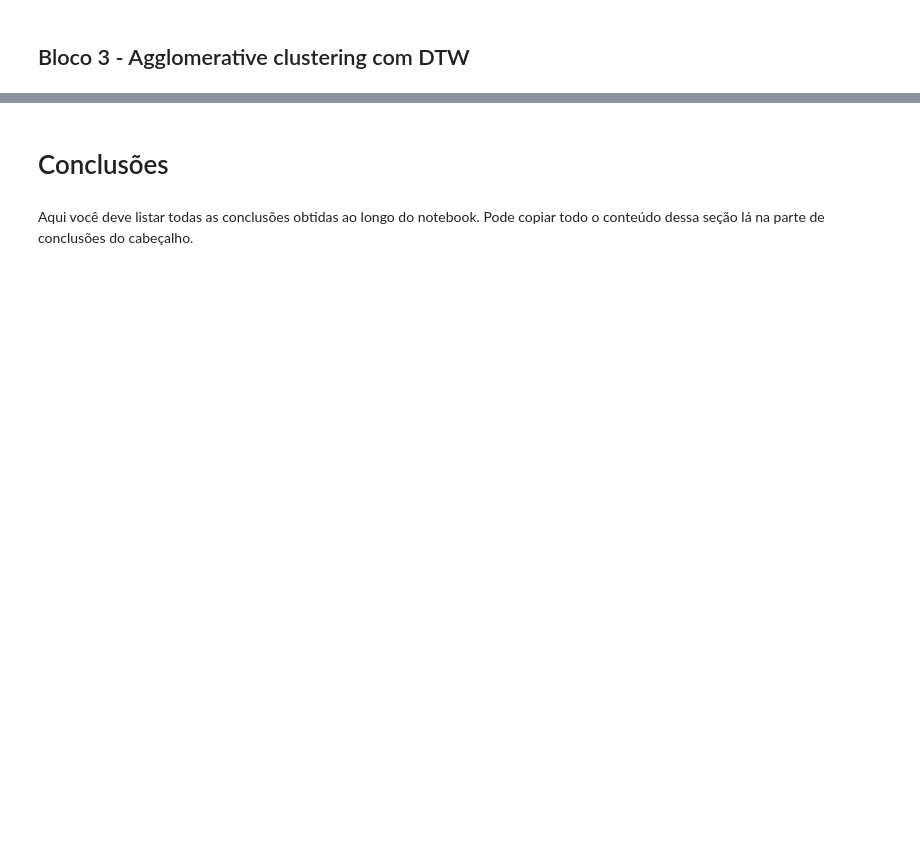
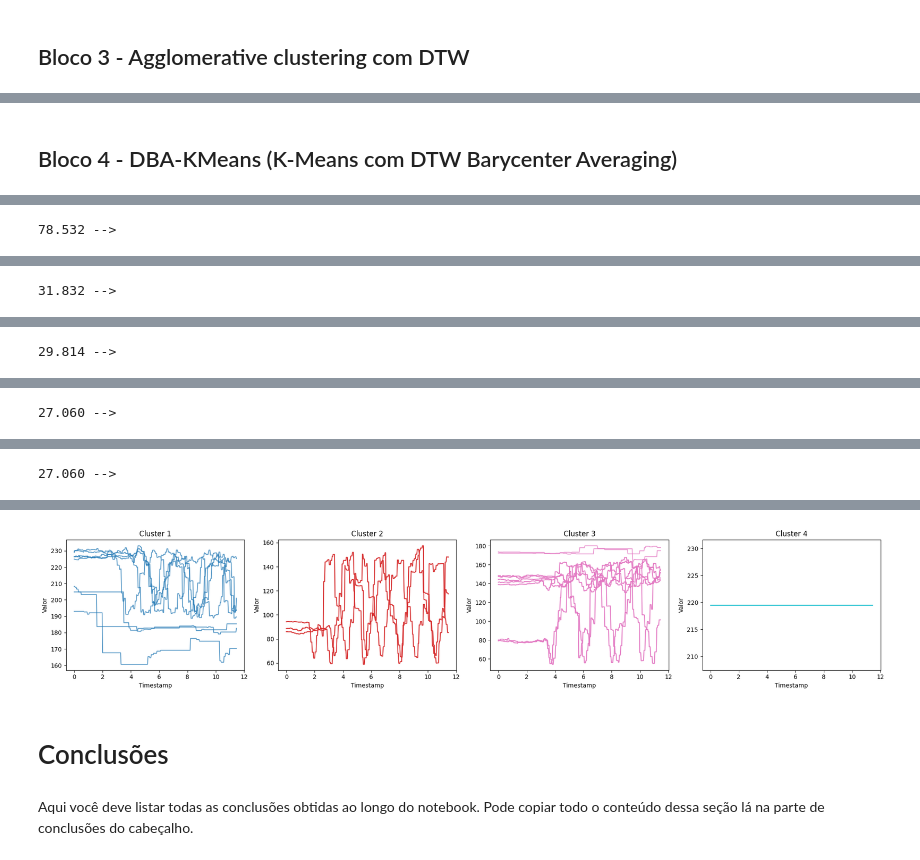
Before and after one commit to Yamakasuki/IC_Bros, a Jupyter notebook: notebooks/exploracao/testeMetodosCluster.ipynb, the cells around one changed output, grey strips where cells are left out. Drawn from its saved outputs; the diff is of its cells as text; code cells hidden in the pictures; blank space fills up the shorter version.

```diff
--- a/notebooks/exploracao/testeMetodosCluster.ipynb
+++ b/notebooks/exploracao/testeMetodosCluster.ipynb
@@ -204,0 +267,18 @@ plt.show()
+# %% [markdown]
+## Bloco 4 - DBA-KMeans (K-Means com DTW Barycenter Averaging)
+# %%
+df = df_original.copy()
+
+timestamp, series = separadataset(df)
+
+# Normalizar os dados
+scaler_ts = TimeSeriesScalerMeanVariance()
+X_scaled_ts = scaler_ts.fit_transform(series.astype(float).reshape(-1, len(timestamp), 1))
+
+# Aplicar DBA-KMeans (K-Means com DTW Barycenter Averaging)
+n_clusters = 4
+km_dba = TimeSeriesKMeans(n_clusters=n_clusters, metric="dtw", verbose=True, random_state=42)
+clusters = km_dba.fit_predict(X_scaled_ts)
+
+plot_grafico(series, n_clusters, clusters, timestamp)
+# %% [output]
@@ -204,0 +289 @@ plt.show()
+78.532 -->
@@ -204,0 +291 @@ plt.show()
+31.832 -->
@@ -204,0 +293 @@ plt.show()
+29.814 -->
@@ -204,0 +295 @@ plt.show()
+27.060 -->
@@ -204,0 +297 @@ plt.show()
+27.060 -->
@@ -205,3 +299,4 @@ plt.show()
+[figure, added]
 # %% [markdown]
 # Conclusões
 # %% [markdown]
```
Also changed, not shown: parts of 7 cells of this notebook.
